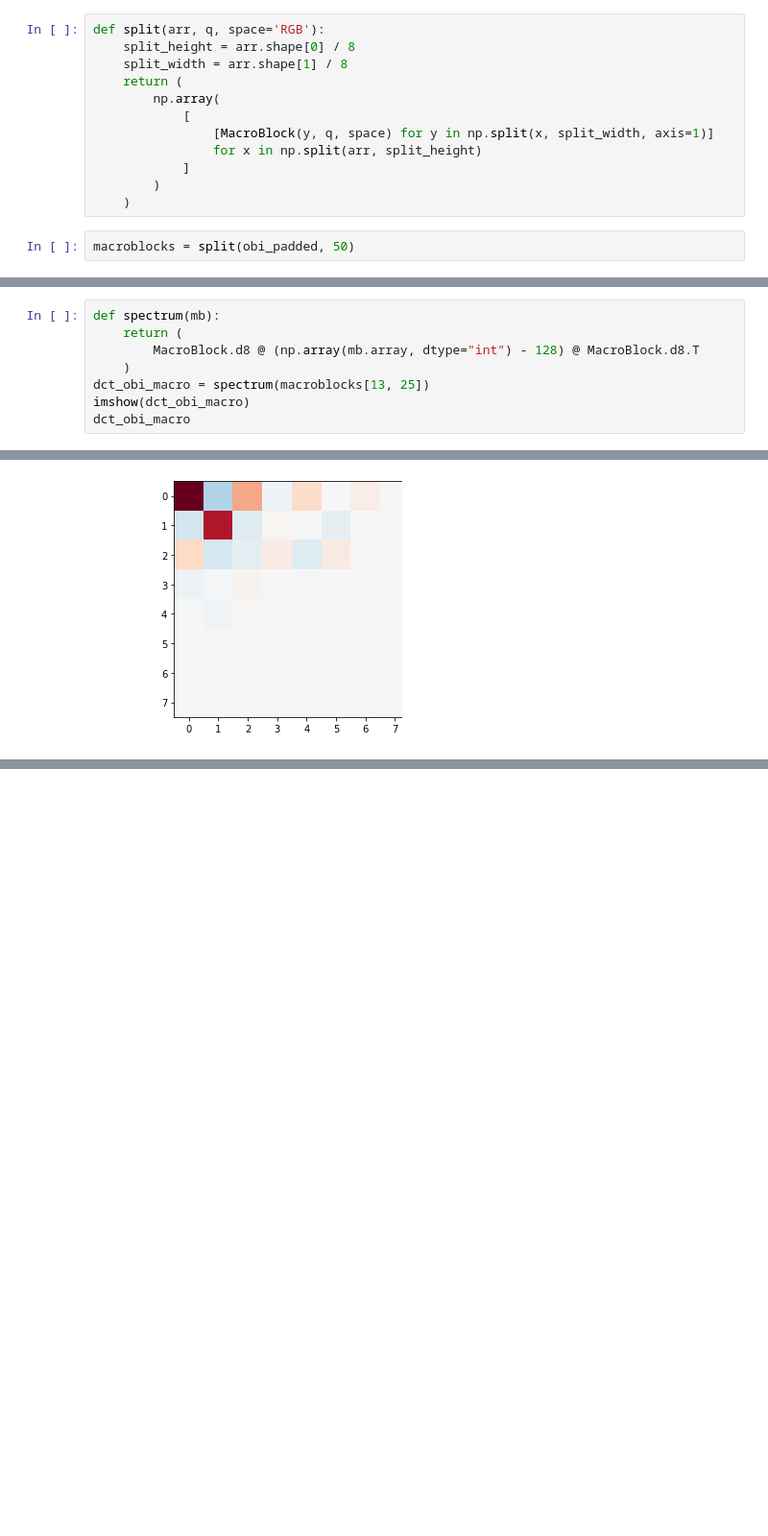
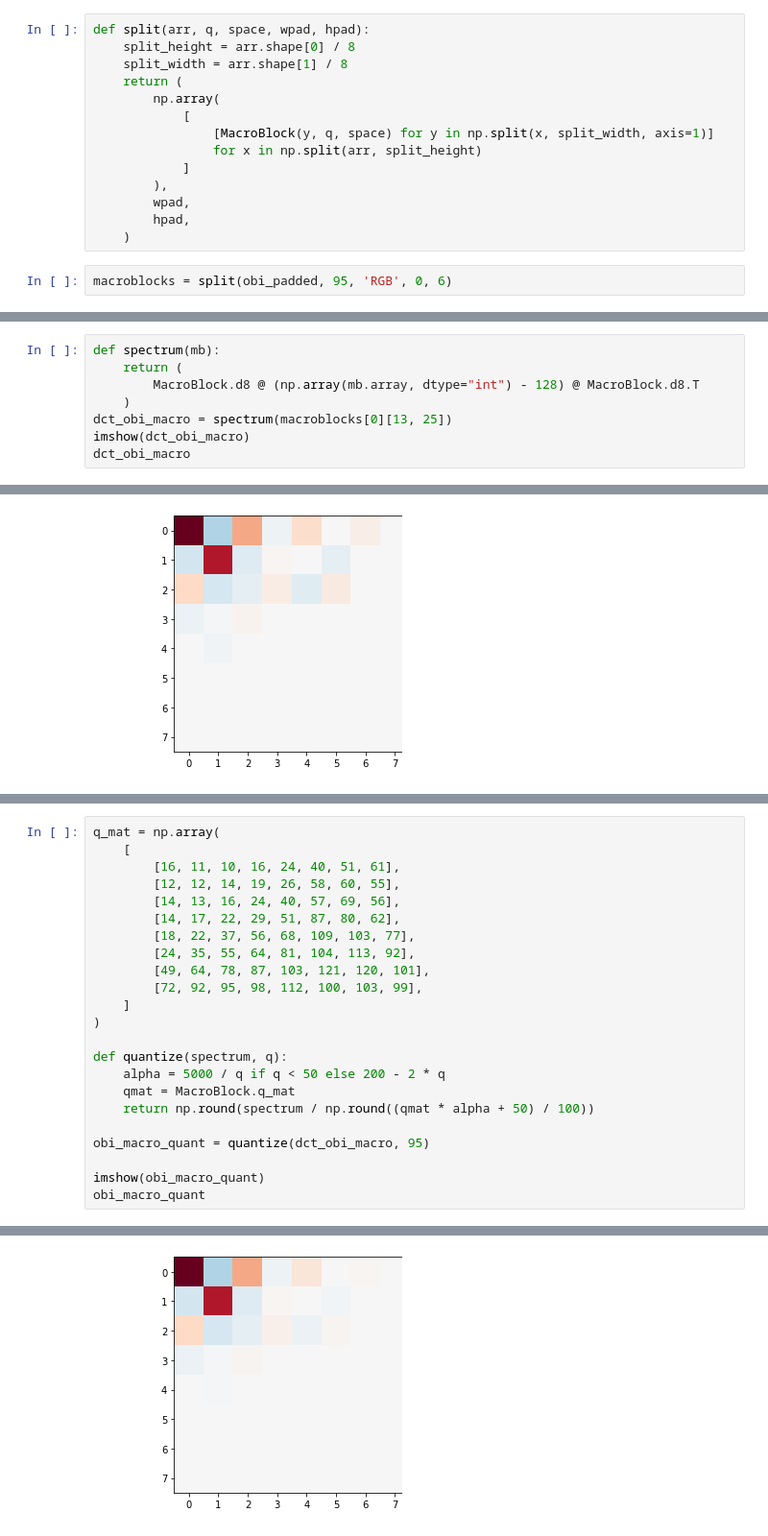
Before and after one commit to Grensorcer/JPEG, a Jupyter notebook: jpeg_algorithm_demonstration.ipynb, the cells around one changed output, grey strips where cells are left out. Shown at 96% size. Saved outputs shown, nothing was run; the diff lists cells and outputs as text; blank space fills up the shorter version.

```diff
--- a/jpeg_algorithm_demonstration.ipynb
+++ b/jpeg_algorithm_demonstration.ipynb
@@ -48,7 +48,7 @@ Shape after padding (456, 800)
 # %% [markdown]
 We will now focus on one macroblock, after splitting the image
 # %%
-def split(arr, q, space='RGB'):
+def split(arr, q, space, wpad, hpad):
     split_height = arr.shape[0] / 8
     split_width = arr.shape[1] / 8
     return (
@@ -57,10 +57,12 @@ def split(arr, q, space='RGB'):
                 [MacroBlock(y, q, space) for y in np.split(x, split_width, axis=1)]
                 for x in np.split(arr, split_height)
             ]
-        )
+        ),
+        wpad,
+        hpad,
     )
 # %%
-macroblocks = split(obi_padded, 50)
+macroblocks = split(obi_padded, 95, 'RGB', 0, 6)
 # %% [markdown]
 One of the macro blocks contains those greyscale values. We see that the are all very close to each other.
 # %%
@@ -129,7 +131,7 @@ def spectrum(mb):
     return (
         MacroBlock.d8 @ (np.array(mb.array, dtype="int") - 128) @ MacroBlock.d8.T
     )
-dct_obi_macro = spectrum(macroblocks[13, 25])
+dct_obi_macro = spectrum(macroblocks[0][13, 25])
 imshow(dct_obi_macro)
 dct_obi_macro
 # %% [output]
@@ -161,0 +160,24 @@ def _quantize(spectrum, q, space):
+# %%
+q_mat = np.array(
+    [
+        [16, 11, 10, 16, 24, 40, 51, 61],
+        [12, 12, 14, 19, 26, 58, 60, 55],
+        [14, 13, 16, 24, 40, 57, 69, 56],
+        [14, 17, 22, 29, 51, 87, 80, 62],
+        [18, 22, 37, 56, 68, 109, 103, 77],
+        [24, 35, 55, 64, 81, 104, 113, 92],
+        [49, 64, 78, 87, 103, 121, 120, 101],
+        [72, 92, 95, 98, 112, 100, 103, 99],
+    ]
+)
+
+def quantize(spectrum, q):
+    alpha = 5000 / q if q < 50 else 200 - 2 * q
+    qmat = MacroBlock.q_mat
+    return np.round(spectrum / np.round((qmat * alpha + 50) / 100))
+
+obi_macro_quant = quantize(dct_obi_macro, 95)
+
+imshow(obi_macro_quant)
+obi_macro_quant
+# %% [output]
@@ -161,0 +192 @@ def _quantize(spectrum, q, space):
+[figure, added]
```
Also changed, not shown: parts of 36 cells of this notebook.
